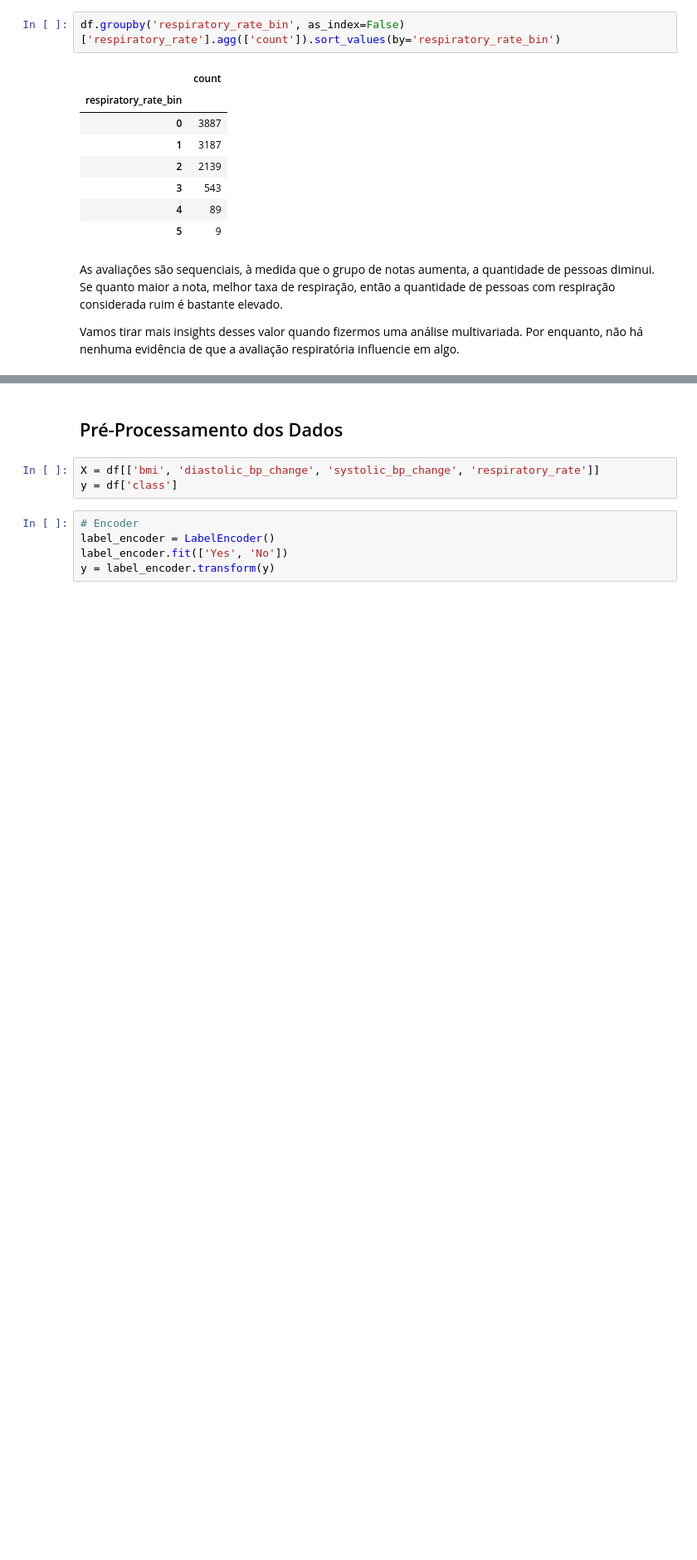
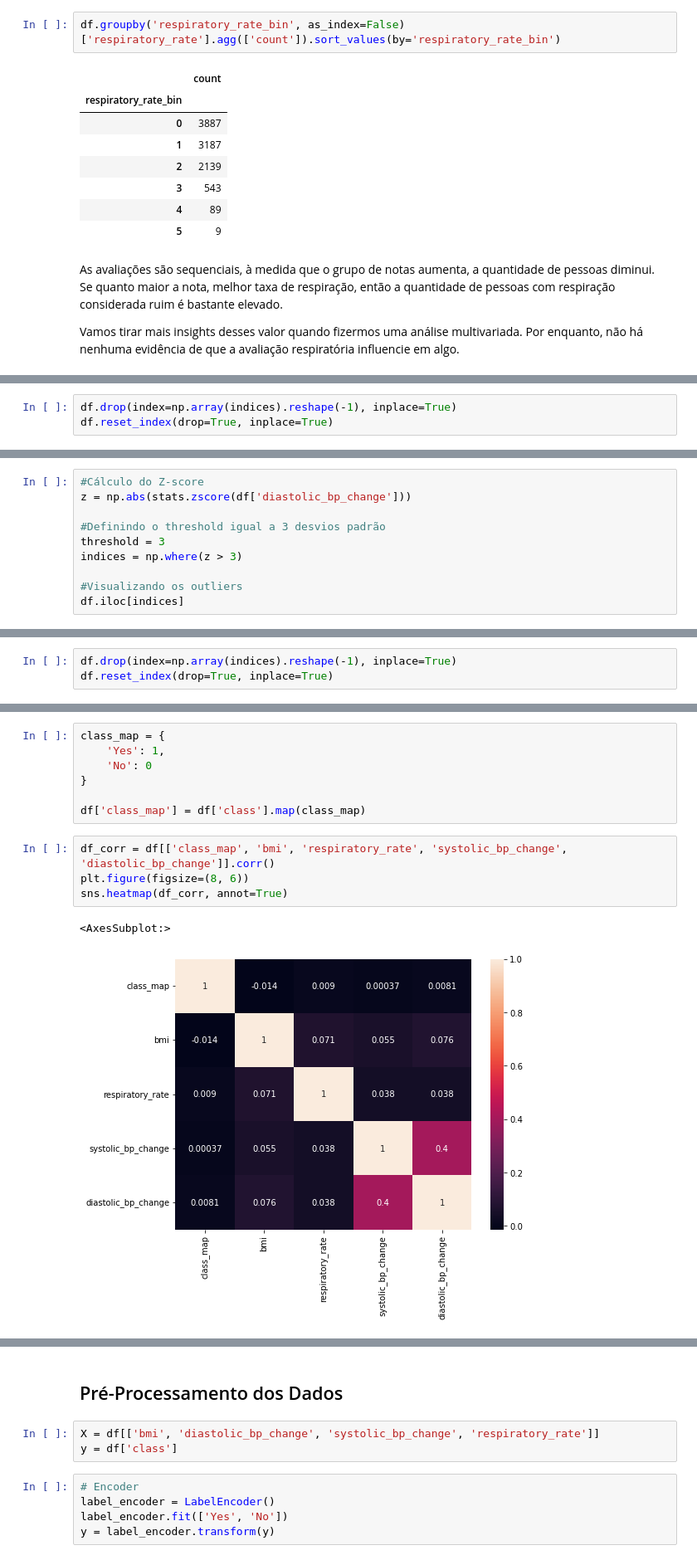
Before and after one commit to Krupique/challenges-kaggle, a Jupyter notebook: challenges/15_BloodPressurePredictor/01-CargaPrepDados.ipynb, the cells around one changed output, grey strips where cells are left out. Shown at 83% size. Drawn from its saved outputs; the diff is of its cells as text; blank space fills up the shorter version.

```diff
--- a/challenges/15_BloodPressurePredictor/01-CargaPrepDados.ipynb
+++ b/challenges/15_BloodPressurePredictor/01-CargaPrepDados.ipynb
@@ -546,0 +589,3 @@ https://acervolima.com/detecte-e-remova-os-outliers-usando-python/
+# %%
+df.drop(index=np.array(indices).reshape(-1), inplace=True)
+df.reset_index(drop=True, inplace=True)
@@ -546,0 +619,10 @@ https://acervolima.com/detecte-e-remova-os-outliers-usando-python/
+# %%
+#Cálculo do Z-score
+z = np.abs(stats.zscore(df['diastolic_bp_change']))
+
+#Definindo o threshold igual a 3 desvios padrão
+threshold = 3
+indices = np.where(z > 3)
+
+#Visualizando os outliers
+df.iloc[indices]
@@ -546,0 +643,3 @@ https://acervolima.com/detecte-e-remova-os-outliers-usando-python/
+# %%
+df.drop(index=np.array(indices).reshape(-1), inplace=True)
+df.reset_index(drop=True, inplace=True)
@@ -546,0 +654,14 @@ https://acervolima.com/detecte-e-remova-os-outliers-usando-python/
+# %%
+class_map = {
+    'Yes': 1,
+    'No': 0
+}
+
+df['class_map'] = df['class'].map(class_map)
+# %%
+df_corr = df[['class_map', 'bmi', 'respiratory_rate', 'systolic_bp_change', 'diastolic_bp_change']].corr()
+plt.figure(figsize=(8, 6))
+sns.heatmap(df_corr, annot=True)
+# %% [output]
+<AxesSubplot:>
+[figure, added]
```
Also changed, not shown: parts of 23 cells of this notebook.
